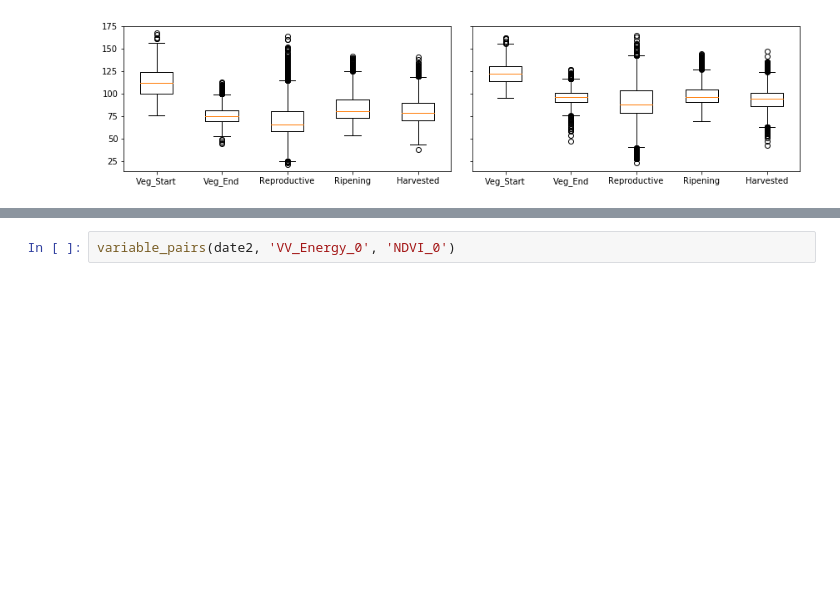
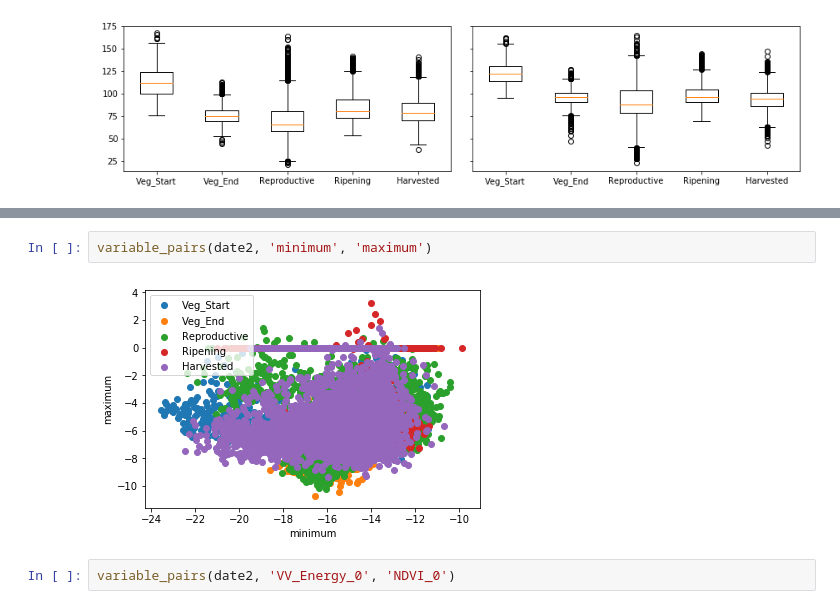
Before and after one commit to alexsalr/ciat_monitor_crops, a Jupyter notebook: examples/4_Inspect_Variables.ipynb, the cells around one changed output, grey strips where cells are left out. Cells and saved outputs as stored; diff of their text form; blank space fills up the shorter version.

```diff
--- a/examples/4_Inspect_Variables.ipynb
+++ b/examples/4_Inspect_Variables.ipynb
@@ -200,3 +225,7 @@ show_boxplot(date2, 'VV_GLCMVariance_n16', ax[1])
+# %%
+variable_pairs(date2, 'minimum', 'maximum')
+# %% [output]
+[figure, added]
 # %%
 variable_pairs(date2, 'VV_Energy_0', 'NDVI_0')
 # %% [output]
```
Also changed, not shown: parts of 8 cells of this notebook, 1 other file.
